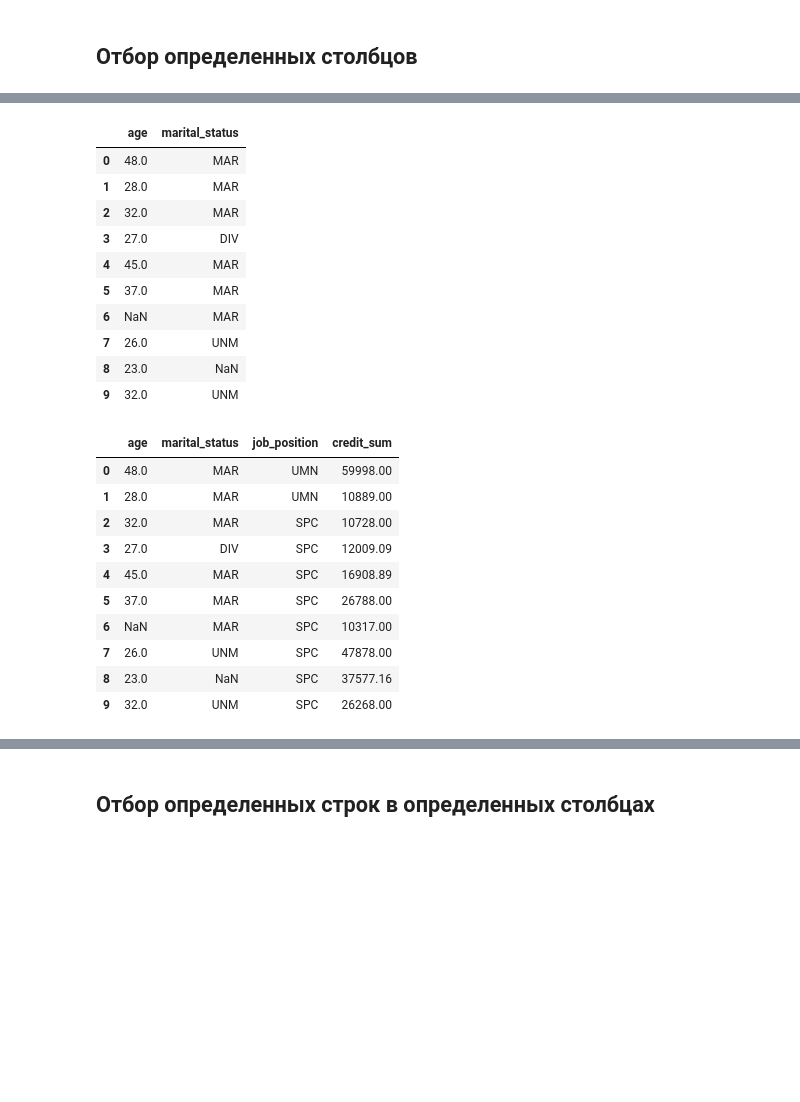
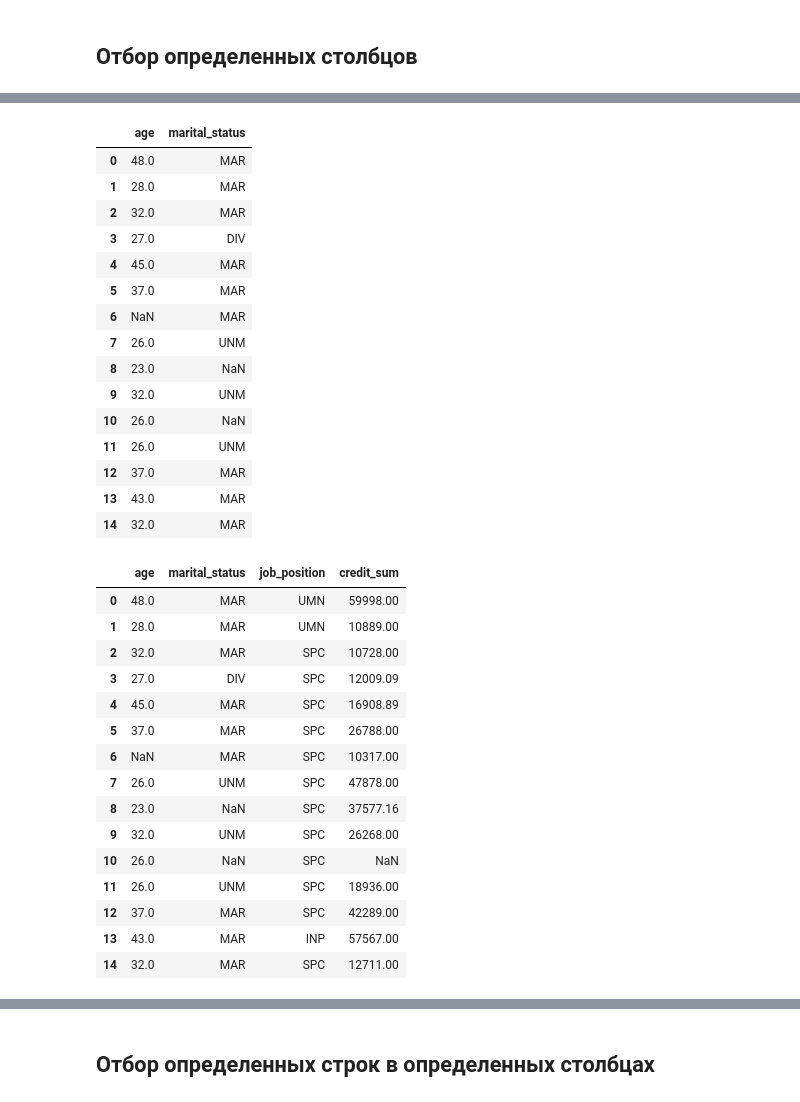
Before and after one commit to Gewissta/SKBBank, a Jupyter notebook: Тетрадка-конструктор 1.ipynb, the cells around one changed output, grey strips where cells are left out. Saved outputs shown, nothing was run; the diff lists cells and outputs as text; code cells hidden in the pictures; blank space fills up the shorter version.

```diff
--- a/Тетрадка-конструктор 1.ipynb
+++ b/Тетрадка-конструктор 1.ipynb
@@ -27,7 +28,7 @@ data2.head()
 # %% [markdown]
 ## Создаем датафрейм из CSV файла, в котором используется кириллица и значения разделены запятыми
 # %%
-data3 = pd.read_csv("C:/Trees/Example_comma.csv", encoding='cp1251', sep=',')
+data3 = pd.read_csv("C:/Data/Example_comma.csv", encoding='cp1251', sep=',')
 data3.head()
 # %% [output]
 |  | client_id | gender | age | marital_status | job_position | credit_sum | credit_month | tariff_id | ... |
@@ -228,7 +218,7 @@ data3.loc[:, 'age'].head()
 Name: age, dtype: float64
 # %%
 # Отбираем столбцы age и marital_status
-data3.loc[:, ['age', 'marital_status']].head(10)
+data3.loc[:, ['age', 'marital_status']]
 # %% [output]
 |  | age | marital_status |
 | 0 | 48.0 | MAR |
@@ -241,21 +231,31 @@ data3.loc[:, ['age', 'marital_status']].head(10)
 | 7 | 26.0 | UNM |
 | 8 | 23.0 | NaN |
 | 9 | 32.0 | UNM |
+| 10 | 26.0 | NaN |
+| 11 | 26.0 | UNM |
+| 12 | 37.0 | MAR |
+| 13 | 43.0 | MAR |
+| 14 | 32.0 | MAR |
 # %%
 # Отбираем столбцы с age по credit_sum
-data3.loc[:, 'age':'credit_sum'].head(10)
+data3.loc[:, 'age':'credit_sum']
 # %% [output]
 |  | age | marital_status | job_position | credit_sum |
 | 0 | 48.0 | MAR | UMN | 59998.00 |
 | 1 | 28.0 | MAR | UMN | 10889.00 |
 | 2 | 32.0 | MAR | SPC | 10728.00 |
 | 3 | 27.0 | DIV | SPC | 12009.09 |
 | 4 | 45.0 | MAR | SPC | 16908.89 |
 | 5 | 37.0 | MAR | SPC | 26788.00 |
 | 6 | NaN | MAR | SPC | 10317.00 |
 | 7 | 26.0 | UNM | SPC | 47878.00 |
 | 8 | 23.0 | NaN | SPC | 37577.16 |
 | 9 | 32.0 | UNM | SPC | 26268.00 |
+| 10 | 26.0 | NaN | SPC | NaN |
+| 11 | 26.0 | UNM | SPC | 18936.00 |
+| 12 | 37.0 | MAR | SPC | 42289.00 |
+| 13 | 43.0 | MAR | INP | 57567.00 |
+| 14 | 32.0 | MAR | SPC | 12711.00 |
 # %%
 # Отбираем столбцы age и marital_status
 # с помощью метода .filter()
```
Also changed, not shown: parts of 60 cells of this notebook, 3 other files.
